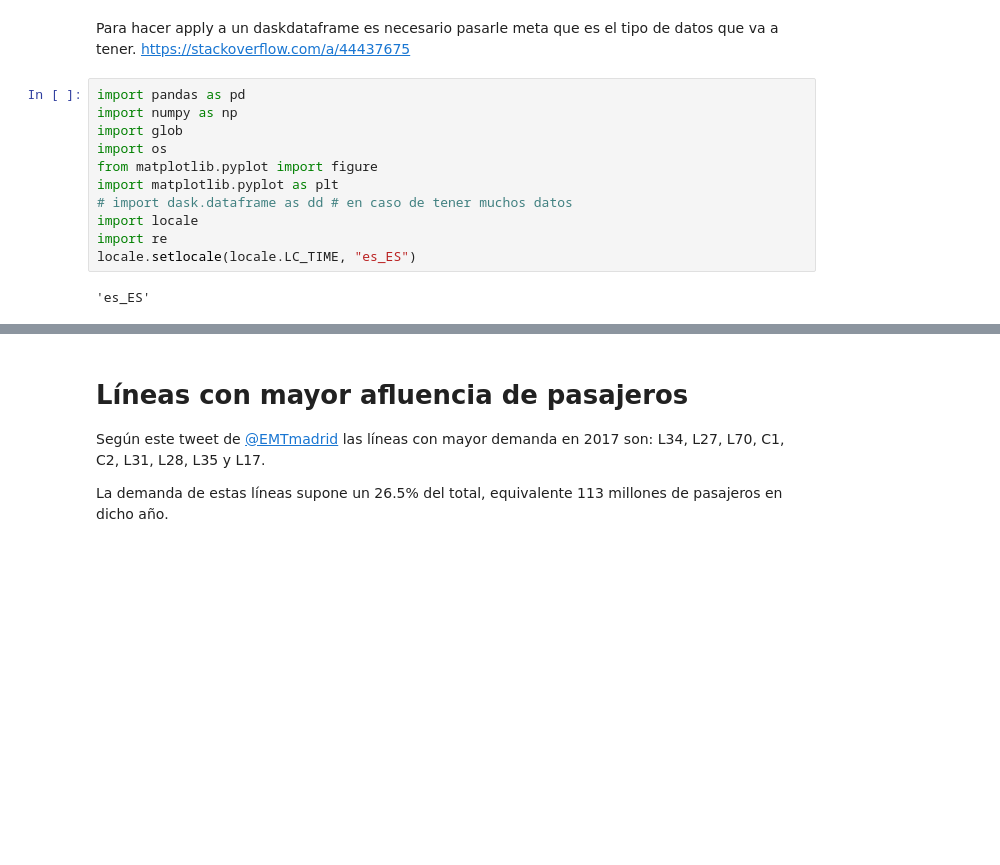
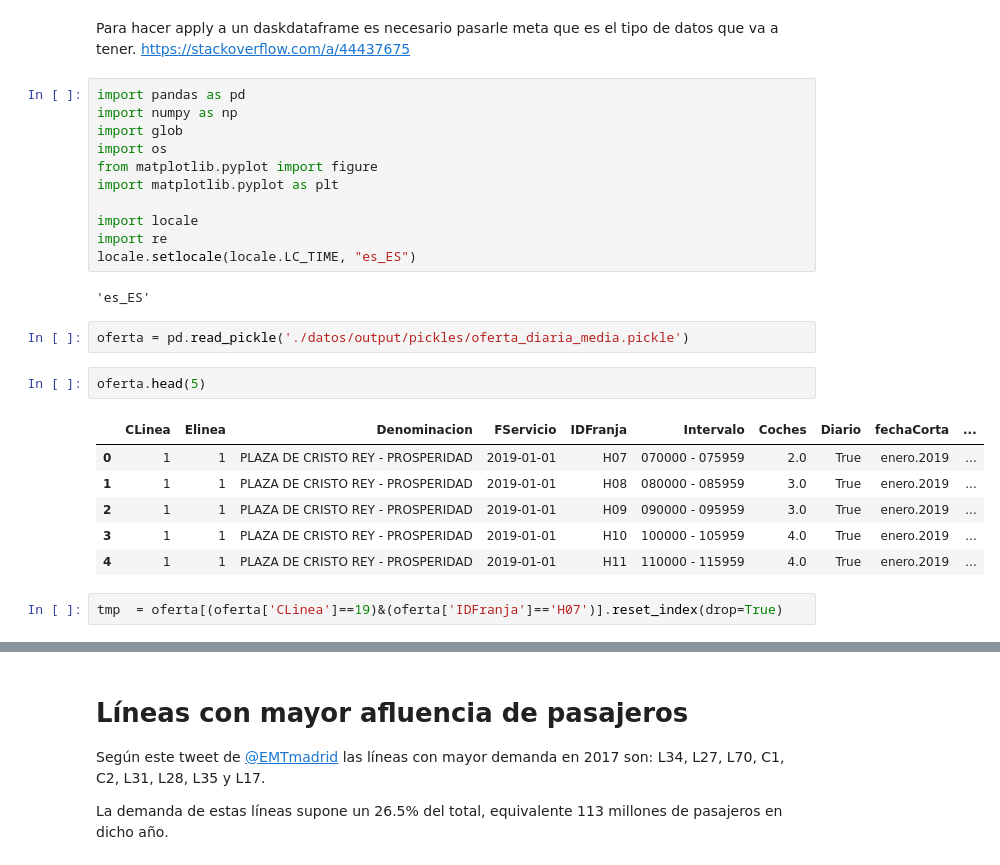
Before and after one commit to nacholopex/emt_madrid, a Jupyter notebook: 2022_emt_evolucion.ipynb, the cells around one changed output, grey strips where cells are left out. Saved outputs shown, nothing was run; the diff lists cells and outputs as text; blank space fills up the shorter version.

```diff
--- a/2022_emt_evolucion.ipynb
+++ b/2022_emt_evolucion.ipynb
@@ -7,12 +7,25 @@ import glob
 import os
 from matplotlib.pyplot import figure
 import matplotlib.pyplot as plt
-# import dask.dataframe as dd # en caso de tener muchos datos
+
 import locale
 import re
 locale.setlocale(locale.LC_TIME, "es_ES")
 # %% [output]
 'es_ES'
+# %%
+oferta = pd.read_pickle('./datos/output/pickles/oferta_diaria_media.pickle')
+# %%
+oferta.head(5)
+# %% [output]
+|  | CLinea | Elinea | Denominacion | FServicio | IDFranja | Intervalo | Coches | Diario | fechaCorta | ... |
+| 0 | 1 | 1 | PLAZA DE CRISTO REY - PROSPERIDAD | 2019-01-01 | H07 | 070000 - 075959 | 2.0 | True | enero.2019 | ... |
+| 1 | 1 | 1 | PLAZA DE CRISTO REY - PROSPERIDAD | 2019-01-01 | H08 | 080000 - 085959 | 3.0 | True | enero.2019 | ... |
+| 2 | 1 | 1 | PLAZA DE CRISTO REY - PROSPERIDAD | 2019-01-01 | H09 | 090000 - 095959 | 3.0 | True | enero.2019 | ... |
+| 3 | 1 | 1 | PLAZA DE CRISTO REY - PROSPERIDAD | 2019-01-01 | H10 | 100000 - 105959 | 4.0 | True | enero.2019 | ... |
+| 4 | 1 | 1 | PLAZA DE CRISTO REY - PROSPERIDAD | 2019-01-01 | H11 | 110000 - 115959 | 4.0 | True | enero.2019 | ... |
+# %%
+tmp  = oferta[(oferta['CLinea']==19)&(oferta['IDFranja']=='H07')].reset_index(drop=True)
 # %%
 #Función para gráficar con matplotlib la línea en la fronja que corresponda
 
```
Also changed, not shown: parts of 12 cells of this notebook.
